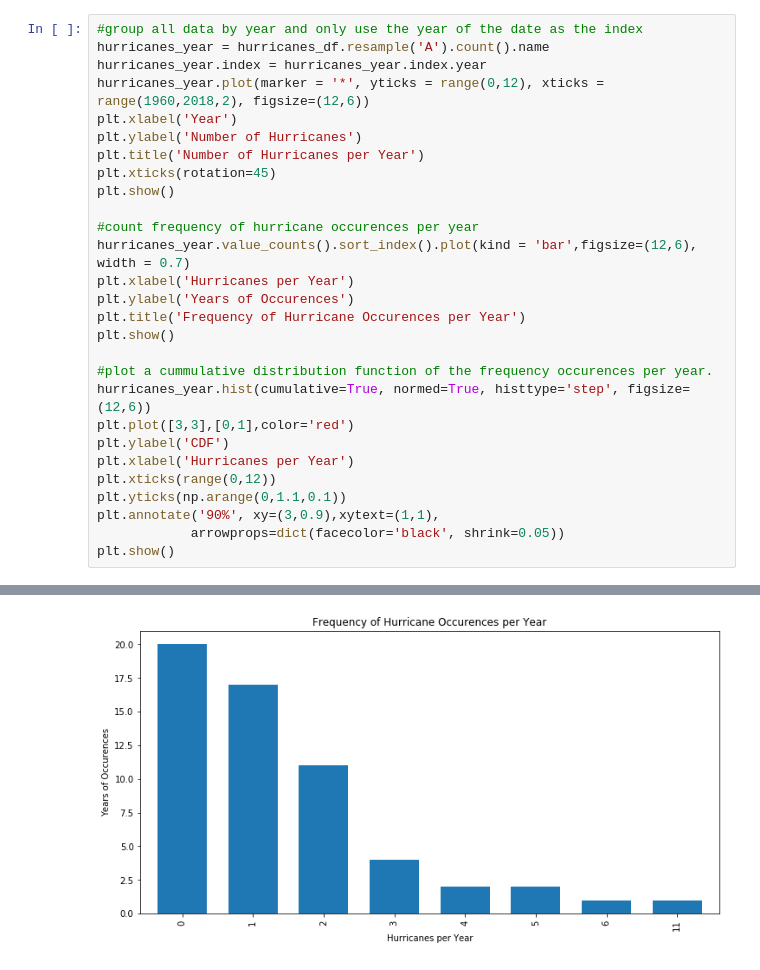
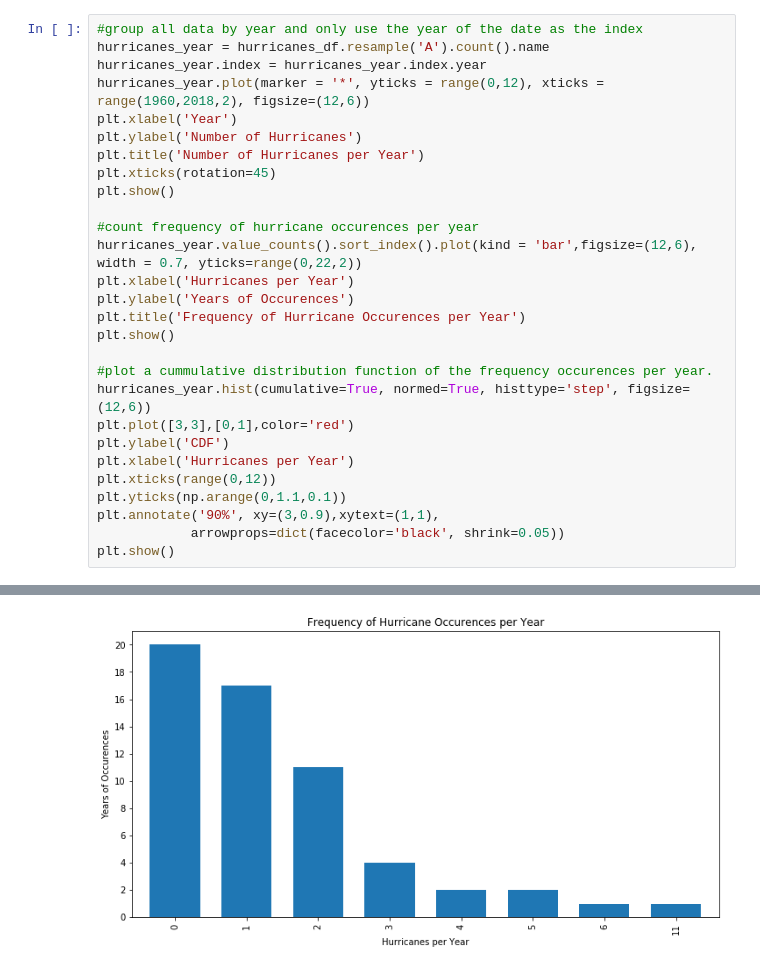
Before and after one commit to chill7627/Predicting-Hurricane-Season-Impacts, a Jupyter notebook: Hurricanes_Data_Story_Telling.ipynb, the cells around one changed output, grey strips where cells are left out. Drawn from its saved outputs; the diff is of its cells as text.

```diff
--- a/Hurricanes_Data_Story_Telling.ipynb
+++ b/Hurricanes_Data_Story_Telling.ipynb
@@ -17,33 +51,33 @@ hurricanes_df = pd.read_csv("C:/Users/sethh/OneDrive/Desktop/Springboard/Capston
 # %%
 #group all data by year and only use the year of the date as the index
 hurricanes_year = hurricanes_df.resample('A').count().name
 hurricanes_year.index = hurricanes_year.index.year
 hurricanes_year.plot(marker = '*', yticks = range(0,12), xticks = range(1960,2018,2), figsize=(12,6))
 plt.xlabel('Year')
 plt.ylabel('Number of Hurricanes')
 plt.title('Number of Hurricanes per Year')
 plt.xticks(rotation=45)
 plt.show()
 
 #count frequency of hurricane occurences per year
-hurricanes_year.value_counts().sort_index().plot(kind = 'bar',figsize=(12,6), width = 0.7)
+hurricanes_year.value_counts().sort_index().plot(kind = 'bar',figsize=(12,6), width = 0.7, yticks=range(0,22,2))
 plt.xlabel('Hurricanes per Year')
 plt.ylabel('Years of Occurences')
 plt.title('Frequency of Hurricane Occurences per Year')
 plt.show()
 
 #plot a cummulative distribution function of the frequency occurences per year.
 hurricanes_year.hist(cumulative=True, normed=True, histtype='step', figsize=(12,6))
 plt.plot([3,3],[0,1],color='red')
 plt.ylabel('CDF')
 plt.xlabel('Hurricanes per Year')
 plt.xticks(range(0,12))
 plt.yticks(np.arange(0,1.1,0.1))
 plt.annotate('90%', xy=(3,0.9),xytext=(1,1),
             arrowprops=dict(facecolor='black', shrink=0.05))
 plt.show()
 # %% [output]
 [figure]
-[figure, old version]
+[figure, new version]
 [figure]
 # %% [markdown]
```
Also changed, not shown: parts of 21 cells of this notebook.
